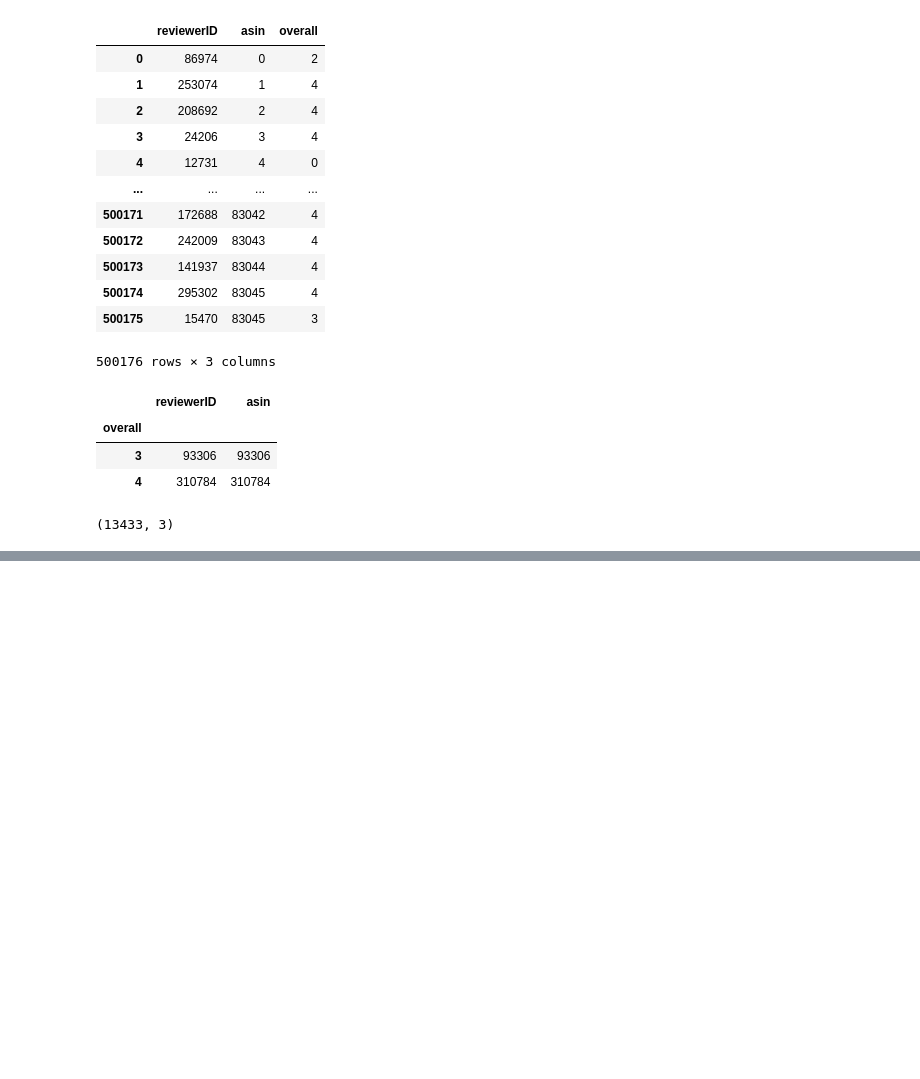
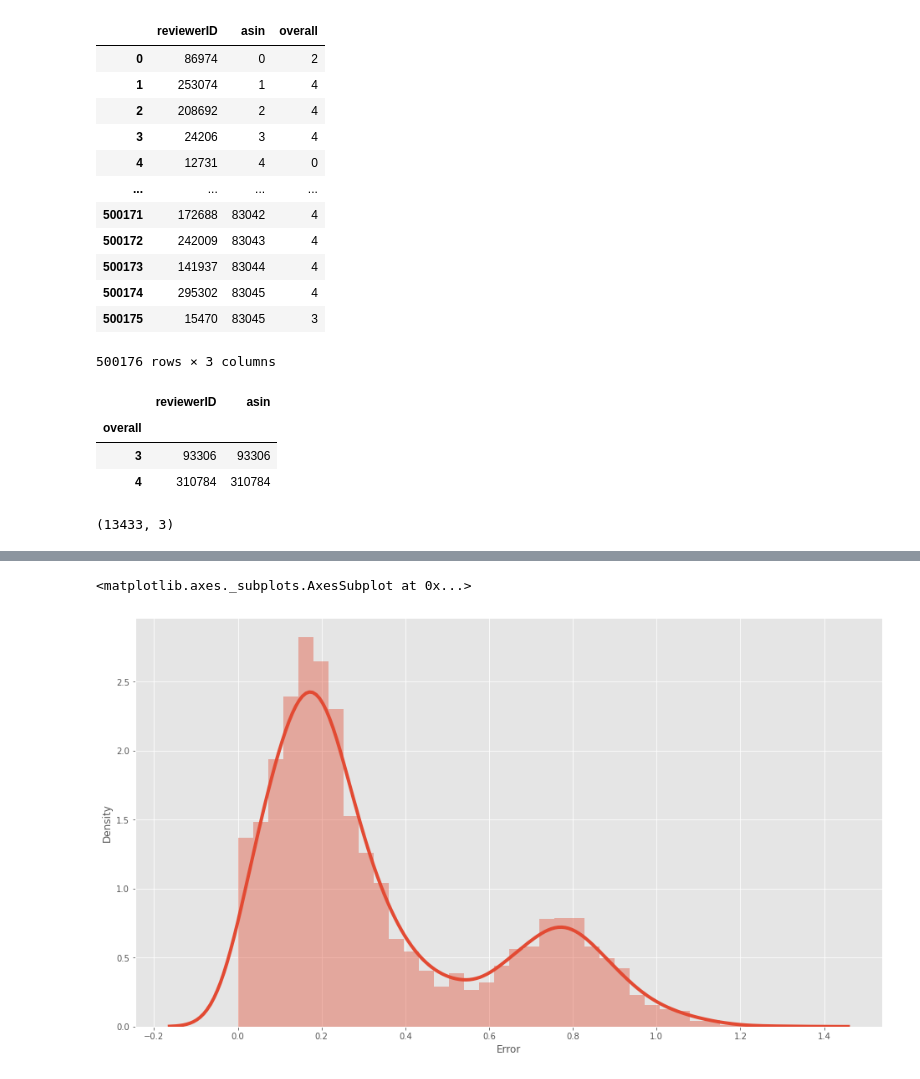
Before and after one commit to XavierCarrera/platzi-master-ml-exercises, a Jupyter notebook: AmazonProducts_RecommendationSystem.ipynb, the cells around one changed output, grey strips where cells are left out. Cells and saved outputs as stored; diff of their text form; code cells hidden in the pictures; blank space fills up the shorter version.

```diff
--- a/AmazonProducts_RecommendationSystem.ipynb
+++ b/AmazonProducts_RecommendationSystem.ipynb
@@ -437,0 +418,5 @@ sns.boxplot(y = df_pred["err"])
+# %%
+sns.distplot(df_pred["Error"], hist=True, kde=True, bins=int(180/5), kde_kws={'linewidth': 4})
+# %% [output]
+<matplotlib.axes._subplots.AxesSubplot at 0x...>
+[figure, added]
```
Also changed, not shown: parts of 11 cells of this notebook.
